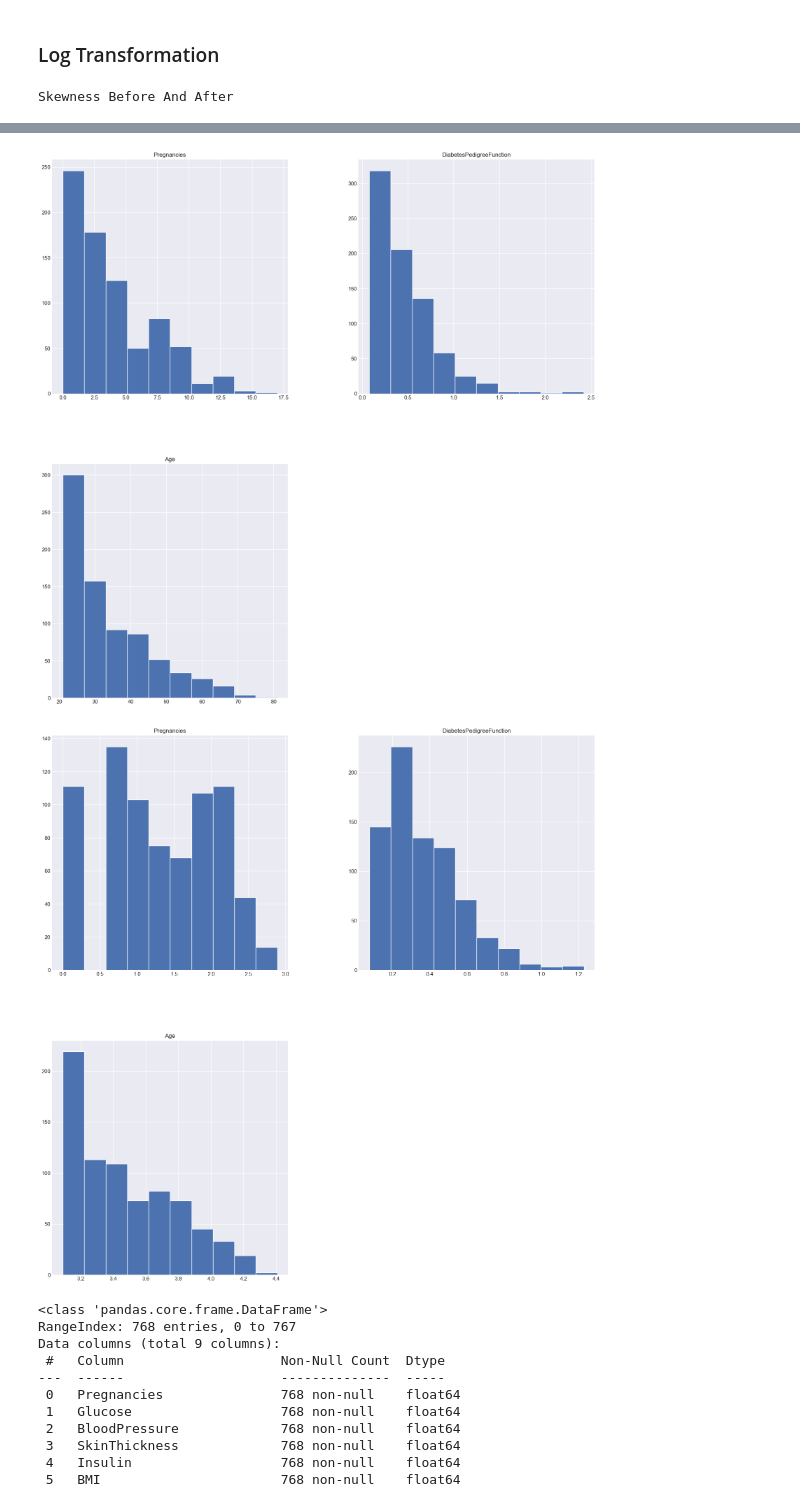
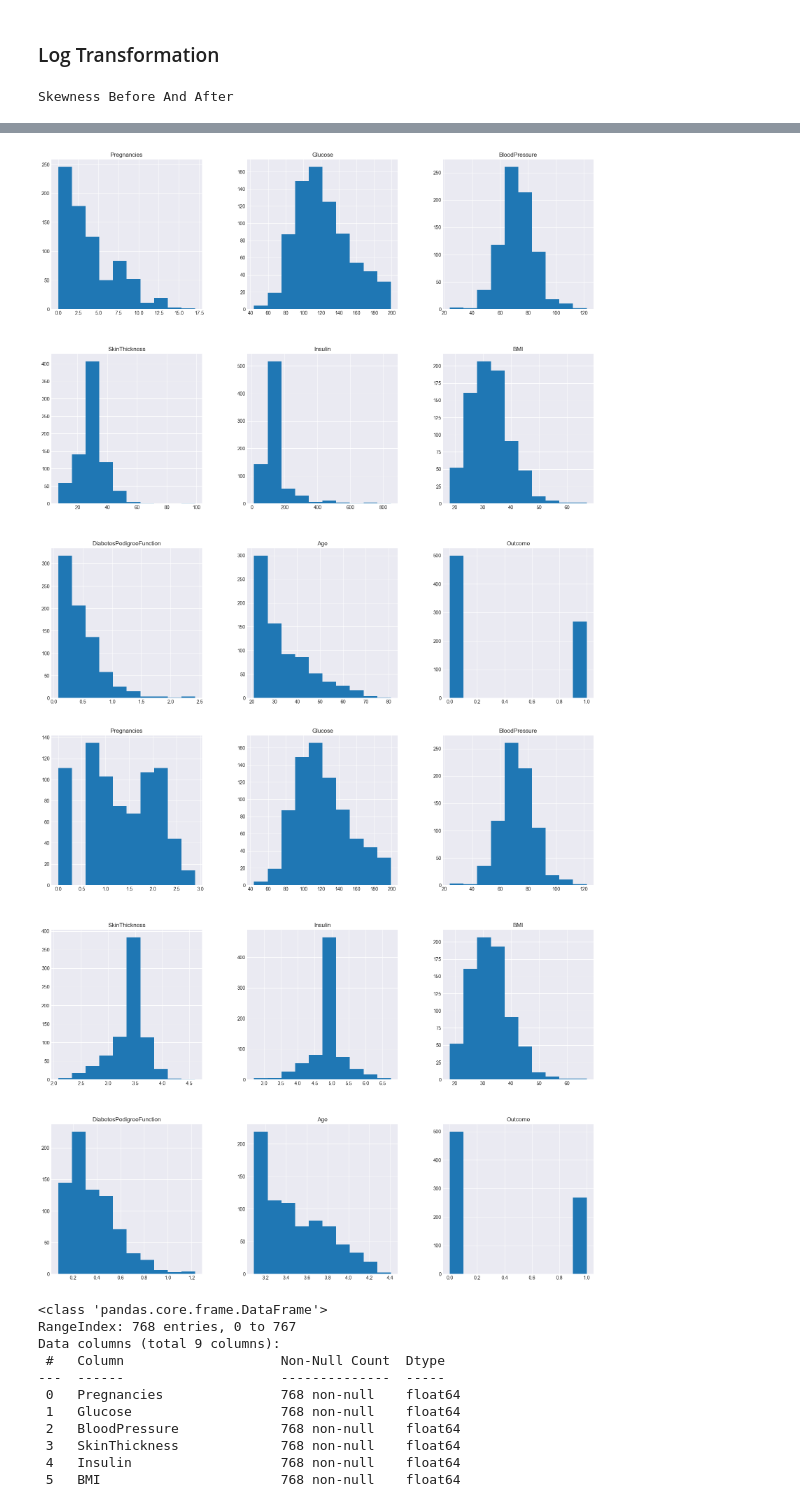
Before and after one commit to kelvingevershowest/data-collection-and-preprocessing, a Jupyter notebook: Data_cleaning.ipynb, the cells around one changed output, grey strips where cells are left out. Drawn from its saved outputs; the diff is of its cells as text; code cells hidden in the pictures.

```diff
--- a/Data_cleaning.ipynb
+++ b/Data_cleaning.ipynb
@@ -70,7 +95,7 @@ df_imputed.head()
 # %%
 # the columns Pregnancies, DiabetesPedigreeFunction and Age are skewed so we log transform them
 from scipy.stats import skew
-cols = ['Pregnancies', 'DiabetesPedigreeFunction', 'Age']
+cols = df_imputed.columns
 print("Skewness Before And After")
 df_imputed[cols].hist(figsize = (20,20))
 df_not_skewed = df_imputed.copy()
@@ -87,5 +118,5 @@ array([[<Axes: title={'center': 'Pregnancies'}>,
-[figure, old version]
+[figure, new version]
-[figure, old version]
+[figure, new version]
 # %%
 df_not_skewed.info()
 # %% [output]
```
Also changed, not shown: parts of 5 cells of this notebook, 2 other files.
